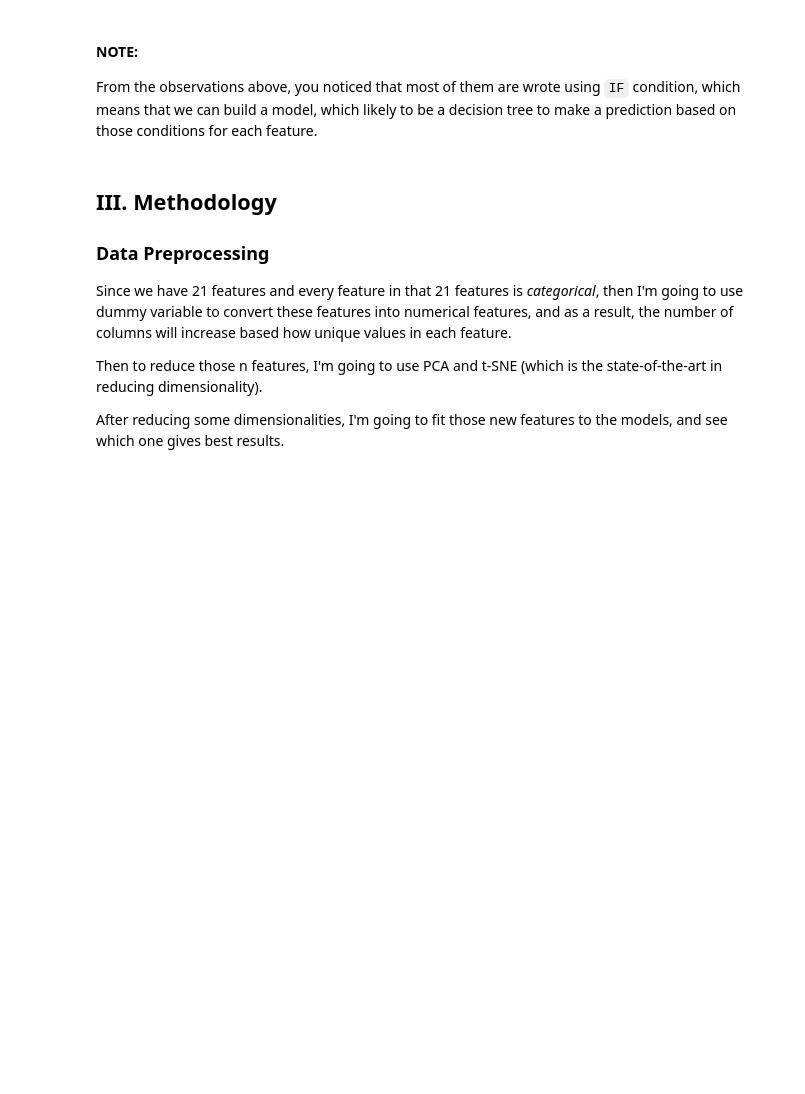
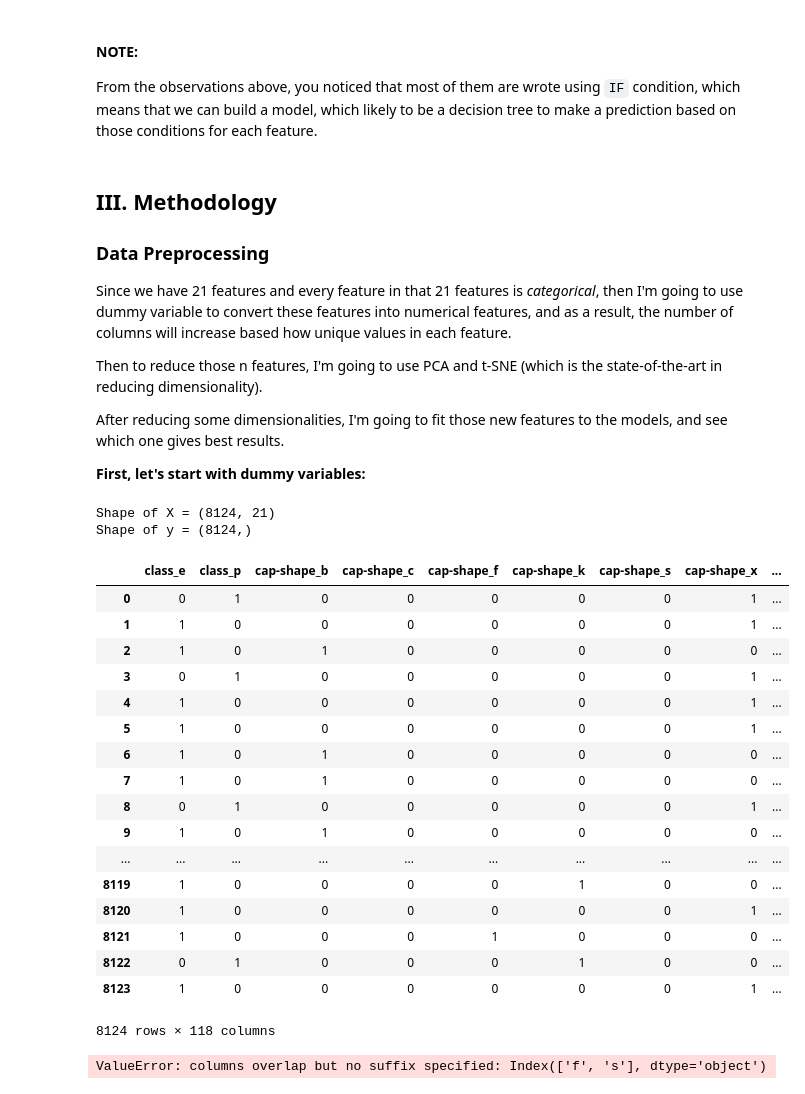
Before and after one commit to MosaabMuhammed/Mushroom-Classification, a Jupyter notebook: Mushroom Classification.ipynb, the cells around one changed output. Drawn from its saved outputs; the diff is of its cells as text; code cells hidden in the pictures; blank space fills up the shorter version.

Commit message:
Make dummy variables for all features

```diff
--- a/Mushroom Classification.ipynb
+++ b/Mushroom Classification.ipynb
@@ -495,3 +495,46 @@ Then to reduce those n features, I'm going to use PCA and t-SNE (which is the st
 <br>
 
 After reducing some dimensionalities, I'm going to fit those new features to the models, and see which one gives best results.
+<br>
+
+**First, let's start with dummy variables:**
+# %%
+X = df.drop('class', axis=1)
+y = df['class']
+
+print('Shape of X =', X.shape)
+print('Shape of y =', y.shape)
+# %% [output]
+Shape of X = (8124, 21)
+Shape of y = (8124,)
+# %%
+df_new = pd.get_dummies(df)
+df_new
+# %% [output]
+|  | class_e | class_p | cap-shape_b | cap-shape_c | cap-shape_f | cap-shape_k | cap-shape_s | cap-shape_x | ... |
+| 0 | 0 | 1 | 0 | 0 | 0 | 0 | 0 | 1 | ... |
+| 1 | 1 | 0 | 0 | 0 | 0 | 0 | 0 | 1 | ... |
+| 2 | 1 | 0 | 1 | 0 | 0 | 0 | 0 | 0 | ... |
+| 3 | 0 | 1 | 0 | 0 | 0 | 0 | 0 | 1 | ... |
+| 4 | 1 | 0 | 0 | 0 | 0 | 0 | 0 | 1 | ... |
+| 5 | 1 | 0 | 0 | 0 | 0 | 0 | 0 | 1 | ... |
+| 6 | 1 | 0 | 1 | 0 | 0 | 0 | 0 | 0 | ... |
+| 7 | 1 | 0 | 1 | 0 | 0 | 0 | 0 | 0 | ... |
+| 8 | 0 | 1 | 0 | 0 | 0 | 0 | 0 | 1 | ... |
+| 9 | 1 | 0 | 1 | 0 | 0 | 0 | 0 | 0 | ... |
+| ... | ... | ... | ... | ... | ... | ... | ... | ... | ... |
+| 8119 | 1 | 0 | 0 | 0 | 0 | 1 | 0 | 0 | ... |
+| 8120 | 1 | 0 | 0 | 0 | 0 | 0 | 0 | 1 | ... |
+| 8121 | 1 | 0 | 0 | 0 | 1 | 0 | 0 | 0 | ... |
+| 8122 | 0 | 1 | 0 | 0 | 0 | 1 | 0 | 0 | ... |
+| 8123 | 1 | 0 | 0 | 0 | 0 | 0 | 0 | 1 | ... |
+8124 rows × 118 columns
+# %%
+# Get dummy variables for each column in X.
+df_dummy = pd.DataFrame()
+
+for col in X.columns.values:
+    df_temp = pd.get_dummies(df[col])
+    df_dummy = df_dummy.join(df_temp)
+# %% [output]
+ValueError: columns overlap but no suffix specified: Index(['f', 's'], dtype='object')
```
